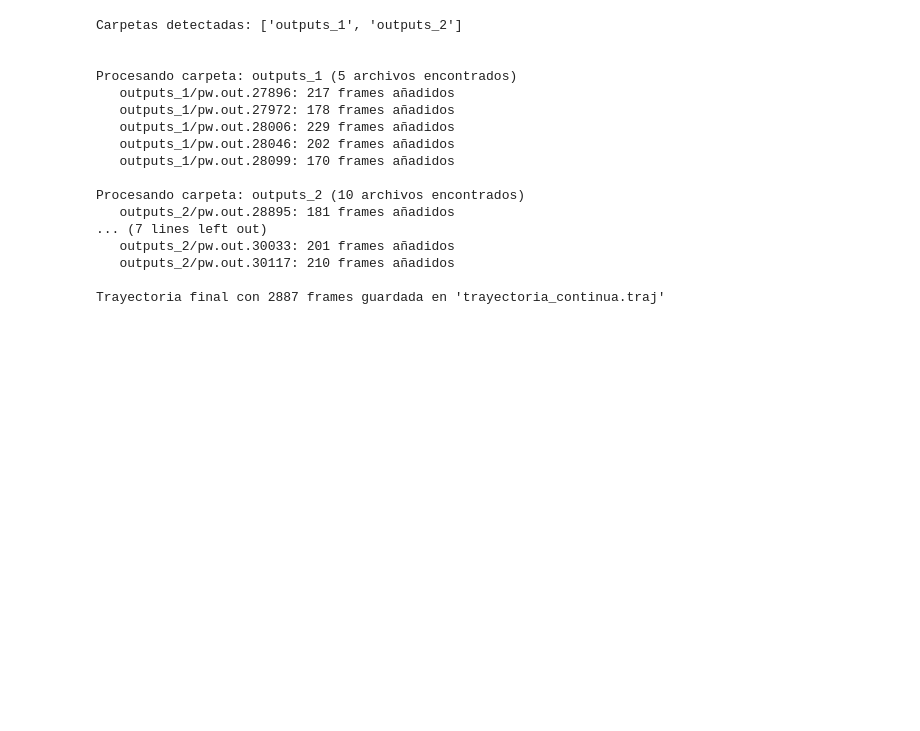
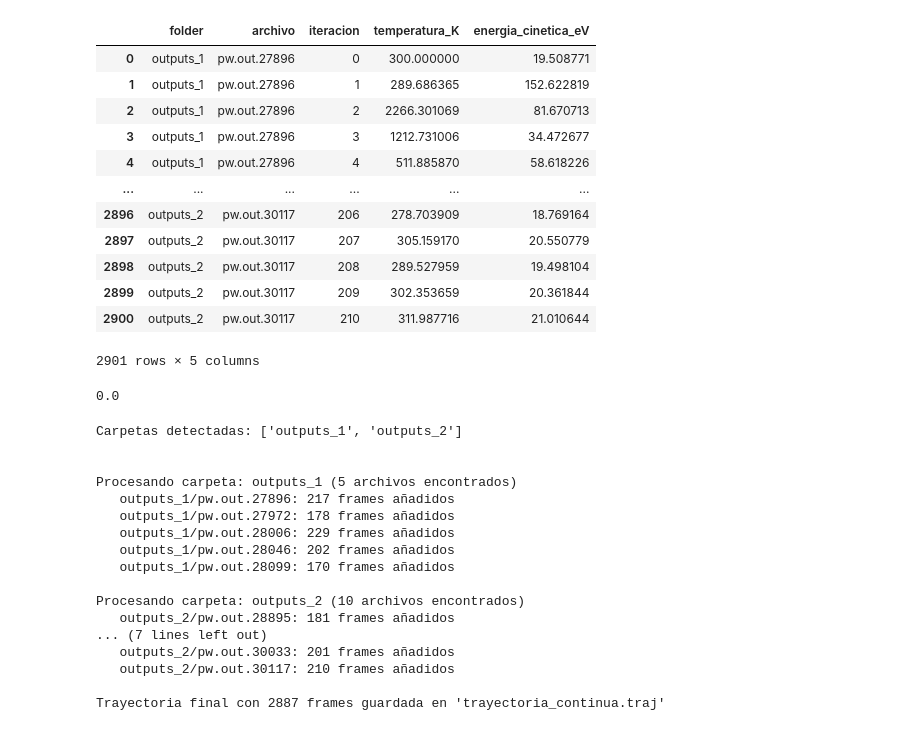
Before and after one commit to physicsIS/Computational_Material_Science, a Jupyter notebook: carbon_nanoscrolls/t10_interface_corrected/analisis.ipynb, the cells around one changed output. Saved outputs shown, nothing was run; the diff lists cells and outputs as text; code cells hidden in the pictures; blank space fills up the shorter version.

```diff
--- a/carbon_nanoscrolls/t10_interface_corrected/analisis.ipynb
+++ b/carbon_nanoscrolls/t10_interface_corrected/analisis.ipynb
@@ -14,3 +113,27 @@ from ase.io import read, write
+# %%
+import pandas as pd
+
+df_temp = pd.read_csv("/home/hernan-barquero/Desktop/Codigos/PhiS/Computational_Material_Science/carbon_nanoscrolls/t10_interface_corrected/temperaturas_ekin_completo.csv")
+df_temp
+# %% [output]
+|  | folder | archivo | iteracion | temperatura_K | energia_cinetica_eV |
+| 0 | outputs_1 | pw.out.27896 | 0 | 300.000000 | 19.508771 |
+| 1 | outputs_1 | pw.out.27896 | 1 | 289.686365 | 152.622819 |
+| 2 | outputs_1 | pw.out.27896 | 2 | 2266.301069 | 81.670713 |
+| 3 | outputs_1 | pw.out.27896 | 3 | 1212.731006 | 34.472677 |
+| 4 | outputs_1 | pw.out.27896 | 4 | 511.885870 | 58.618226 |
+| ... | ... | ... | ... | ... | ... |
+| 2896 | outputs_2 | pw.out.30117 | 206 | 278.703909 | 18.769164 |
+| 2897 | outputs_2 | pw.out.30117 | 207 | 305.159170 | 20.550779 |
+| 2898 | outputs_2 | pw.out.30117 | 208 | 289.527959 | 19.498104 |
+| 2899 | outputs_2 | pw.out.30117 | 209 | 302.353659 | 20.361844 |
+| 2900 | outputs_2 | pw.out.30117 | 210 | 311.987716 | 21.010644 |
+2901 rows × 5 columns
+# %%
+prueba = read("outputs_2/pw.out.28984",':')
+prueba[0].get_temperature()
+# %% [output]
+0.0
 # %%
 unir_pwouts_en_trayectoria()
 # %% [output]
```
Also changed, not shown: parts of 5 cells of this notebook, 29 other files.
